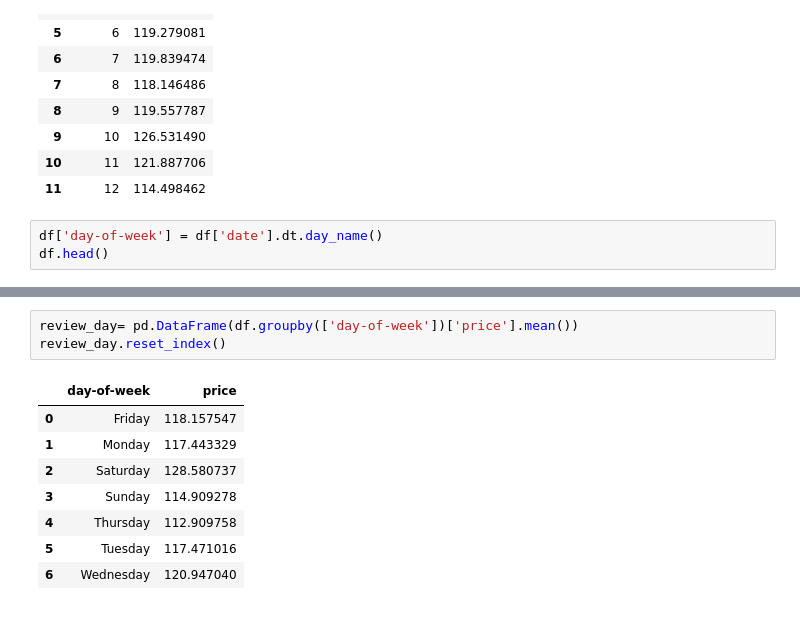
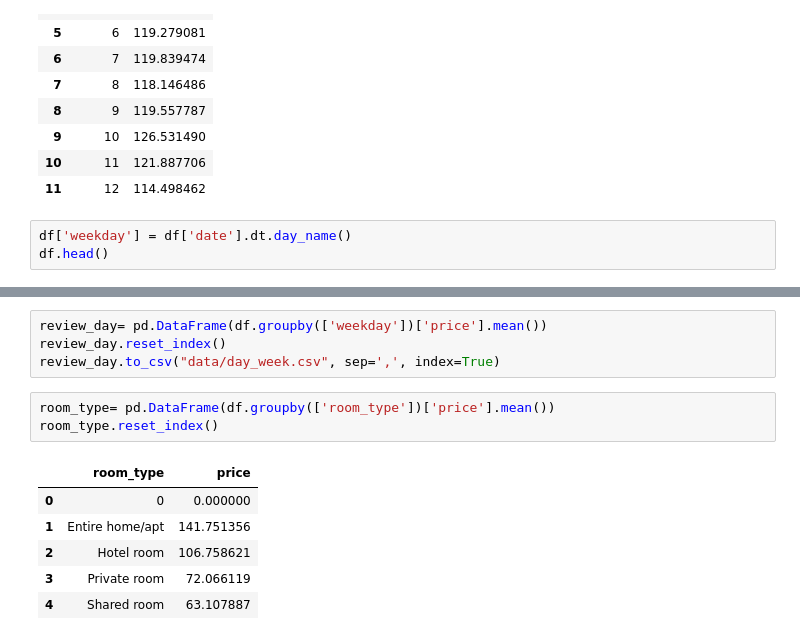
Before and after one commit to brian1581/Creative-Viz-Project, a Jupyter notebook: reviews_etl.ipynb, the cells around one changed output, grey strips where cells are left out. Drawn from its saved outputs; the diff is of its cells as text.

```diff
--- a/reviews_etl.ipynb
+++ b/reviews_etl.ipynb
@@ -147,7 +147,7 @@ review_month.reset_index()
 | 10 | 11 | 121.887706 |
 | 11 | 12 | 114.498462 |
 # %%
-df['day-of-week'] = df['date'].dt.day_name()
+df['weekday'] = df['date'].dt.day_name()
 df.head()
 # %% [output]
 |  | date | id | name | neighbourhood | latitude | longitude | room_type | price | number_of_reviews | ... |
@@ -156,15 +156,17 @@ df.head()
 | 2 | 2016-01-01 | 7893 | North Williams 2brm Home | Piedmont | 45.575479 | -122.666777 | Entire home/apt | 175 | 2 | ... |
 | 3 | 2017-10-04 | 7893 | North Williams 2brm Home | Piedmont | 45.575479 | -122.666777 | Entire home/apt | 175 | 2 | ... |
 | 4 | 2017-11-13 | 7893 | North Williams 2brm Home | Piedmont | 45.575479 | -122.666777 | Entire home/apt | 175 | 2 | ... |
+# %%
+review_day= pd.DataFrame(df.groupby(['weekday'])['price'].mean())
+review_day.reset_index()
+review_day.to_csv("data/day_week.csv", sep=',', index=True)
 # %%
-review_day= pd.DataFrame(df.groupby(['day-of-week'])['price'].mean())
-review_day.reset_index()
+room_type= pd.DataFrame(df.groupby(['room_type'])['price'].mean())
+room_type.reset_index()
 # %% [output]
-|  | day-of-week | price |
-| 0 | Friday | 118.157547 |
-| 1 | Monday | 117.443329 |
-| 2 | Saturday | 128.580737 |
-| 3 | Sunday | 114.909278 |
-| 4 | Thursday | 112.909758 |
-| 5 | Tuesday | 117.471016 |
-| 6 | Wednesday | 120.947040 |
+|  | room_type | price |
+| 0 | 0 | 0.000000 |
+| 1 | Entire home/apt | 141.751356 |
+| 2 | Hotel room | 106.758621 |
+| 3 | Private room | 72.066119 |
+| 4 | Shared room | 63.107887 |
```
Also changed, not shown: parts of 3 cells of this notebook.
